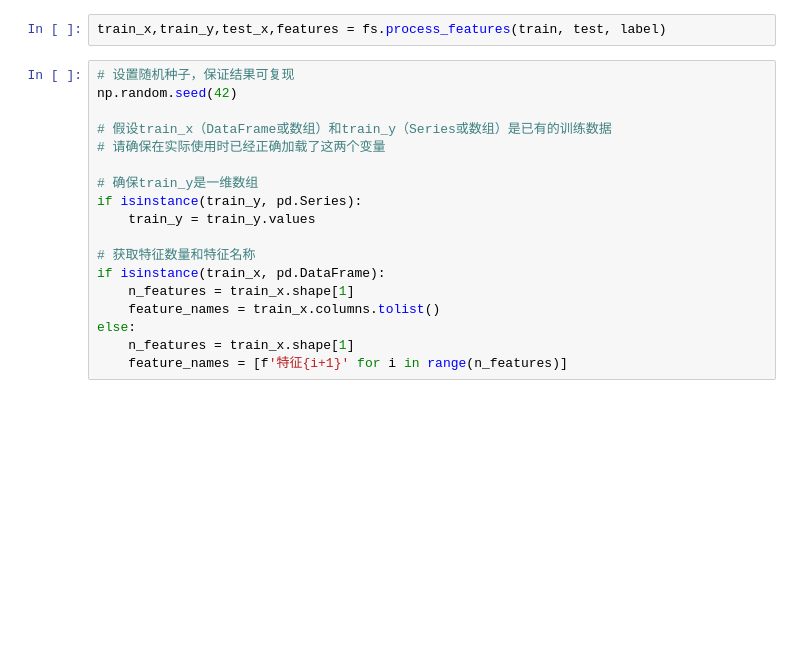
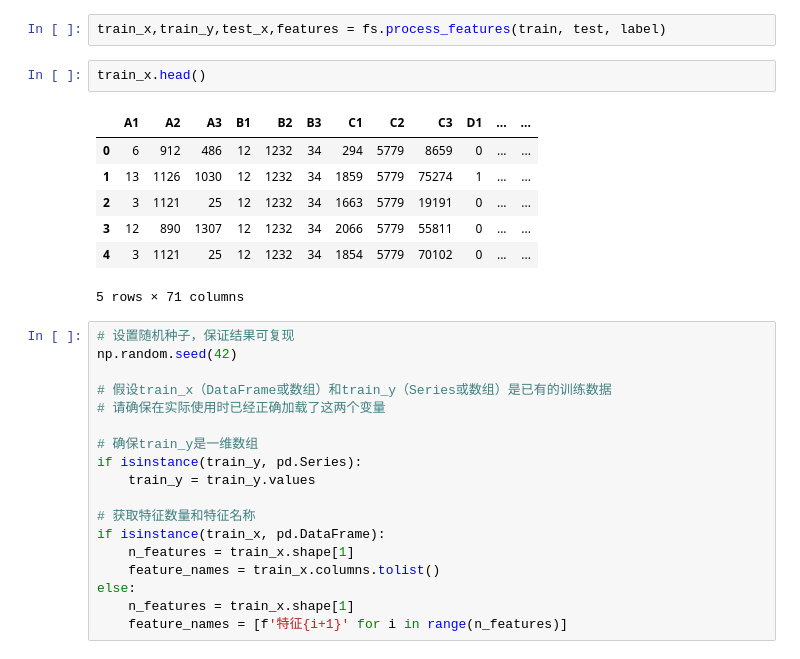
Before and after one commit to Comex627/Binary_classification_task_algorithm_framework, a Jupyter notebook: code/基于lgb和xgb的stacking建模.ipynb, the cells around one changed output. Cells and saved outputs as stored; diff of their text form; blank space fills up the shorter version.

```diff
--- a/code/基于lgb和xgb的stacking建模.ipynb
+++ b/code/基于lgb和xgb的stacking建模.ipynb
@@ -40,6 +40,16 @@ test = pd.read_csv('../data/test.csv')
 sub = pd.read_csv('../data/submission.csv')
 # %%
 train_x,train_y,test_x,features = fs.process_features(train, test, label)
+# %%
+train_x.head()
+# %% [output]
+|  | A1 | A2 | A3 | B1 | B2 | B3 | C1 | C2 | C3 | D1 | ... | ... |
+| 0 | 6 | 912 | 486 | 12 | 1232 | 34 | 294 | 5779 | 8659 | 0 | ... | ... |
+| 1 | 13 | 1126 | 1030 | 12 | 1232 | 34 | 1859 | 5779 | 75274 | 1 | ... | ... |
+| 2 | 3 | 1121 | 25 | 12 | 1232 | 34 | 1663 | 5779 | 19191 | 0 | ... | ... |
+| 3 | 12 | 890 | 1307 | 12 | 1232 | 34 | 2066 | 5779 | 55811 | 0 | ... | ... |
+| 4 | 3 | 1121 | 25 | 12 | 1232 | 34 | 1854 | 5779 | 70102 | 0 | ... | ... |
+5 rows × 71 columns
 # %%
 # 设置随机种子，保证结果可复现
 np.random.seed(42)
```
Also changed, not shown: 2 other files.
